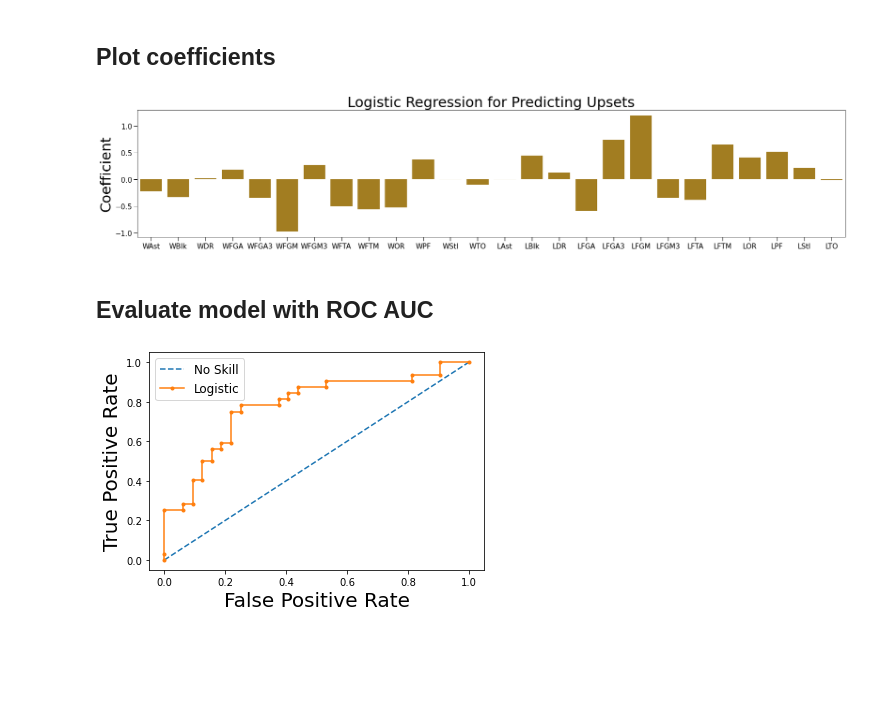
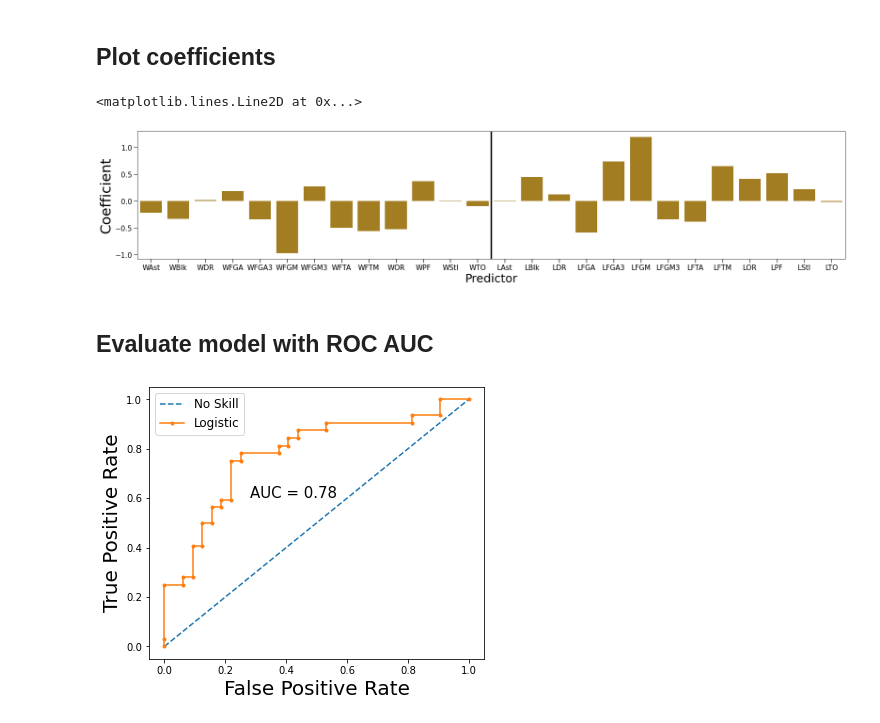
Before and after one commit to davmking/cs-526-ncaa, a Jupyter notebook: Upset prediction.ipynb, the cells around one changed output. Drawn from its saved outputs; the diff is of its cells as text; code cells hidden in the pictures; blank space fills up the shorter version.

```diff
--- a/Upset prediction.ipynb
+++ b/Upset prediction.ipynb
@@ -214,36 +214,49 @@ fig, ax = plt.subplots(figsize=(27, 5))
 sns.barplot(x=predictors, y=logreg_model_coef_sum / n_testing_iter, color='darkgoldenrod')
 
 ax.set_ylabel('Coefficient', fontsize=30)
-ax.set_title('Logistic Regression for Predicting Upsets', fontsize=30)
+ax.set_xlabel('Predictor', fontsize=25)
+# ax.set_title('Logistic Regression for Predicting Upsets', fontsize=30)
 
 ax.tick_params(axis='both', labelsize=15, width=1, length=8)
+
+ax.axvline(x=12.5, color='black', lw=3)
 # %% [output]
+<matplotlib.lines.Line2D at 0x...>
-[figure, old version]
+[figure, new version]
 # %% [markdown]
 ## Evaluate model with ROC AUC
 # %%
 from sklearn.model_selection import train_test_split
-from sklearn.metrics import roc_curve
+from sklearn.metrics import roc_curve, roc_auc_score
+
+fig, ax = plt.subplots(figsize=(6, 5))
 
 # predict probabilities
 yhat = logreg_model.predict_proba(test_X)
 
 # retrieve just the probabilities for the positive class
 pos_probs = yhat[:, 1]
 
 # plot no skill roc curve
-plt.plot([0, 1], [0, 1], linestyle='--', label='No Skill')
+ax.plot([0, 1], [0, 1], linestyle='--', label='No Skill')
 
 # calculate roc curve for model
 fpr, tpr, _ = roc_curve(test_y, pos_probs)
+
+# calculate roc auc
+auc = roc_auc_score(test_y, pos_probs)
+
 # plot model roc curve
-plt.plot(fpr, tpr, marker='.', label='Logistic')
+ax.plot(fpr, tpr, marker='.', label='Logistic')
 # axis labels
-plt.xlabel('False Positive Rate', fontsize=20)
-plt.ylabel('True Positive Rate', fontsize=20)
+ax.set_xlabel('False Positive Rate', fontsize=20)
+ax.set_ylabel('True Positive Rate', fontsize=20)
 # show the legend
-plt.legend(fontsize="large")
+ax.legend(fontsize="large")
+
+ax.text(0.28, 0.6, f'AUC = {auc:.2f}', fontsize=15)
+
 # show the plot
-plt.show()
+fig.show()
 # %% [output]
-[figure, old version]
+[figure, new version]
```
